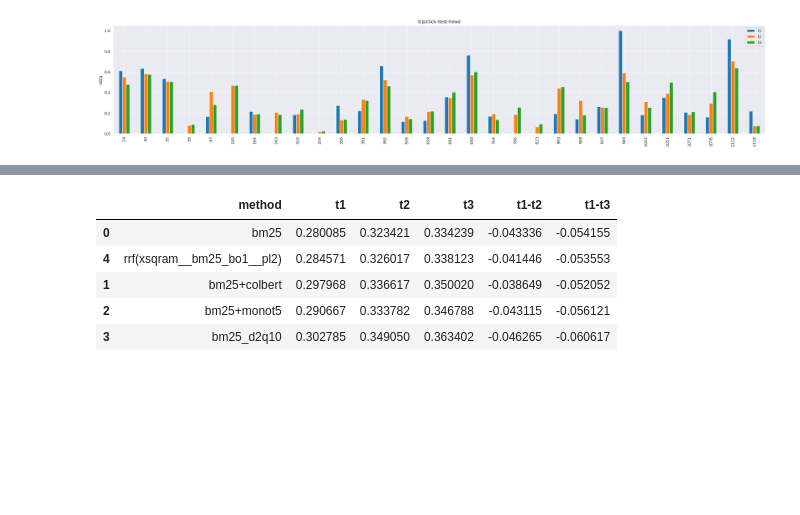
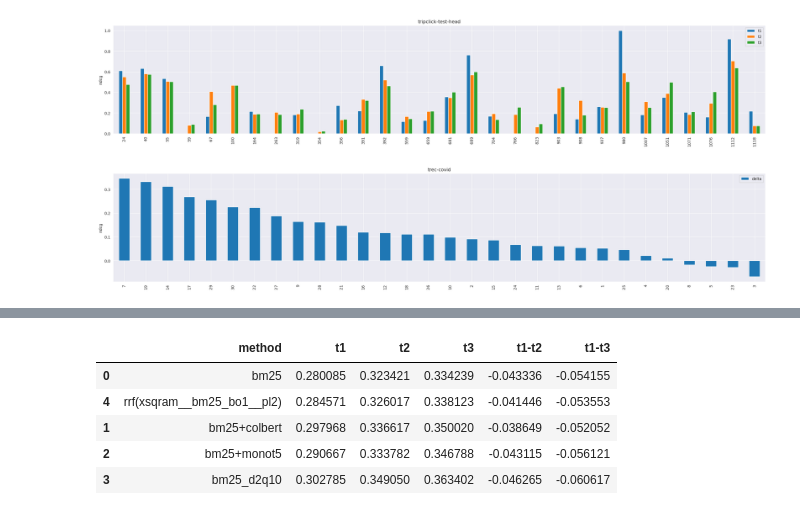
Before and after one commit to irgroup/Temporal-Change, a Jupyter notebook: evaluation/ARP.ipynb, the cells around one changed output, grey strips where cells are left out. Saved outputs shown, nothing was run; the diff lists cells and outputs as text; code cells hidden in the pictures; blank space fills up the shorter version.

```diff
--- a/evaluation/ARP.ipynb
+++ b/evaluation/ARP.ipynb
@@ -171,3 +173,29 @@ plot_per_topic("trec-covid", "bm25", "ndcg", subcollections = ["round1", "round2
 plot_per_topic("tripclick-test-head", "bm25", "ndcg", subcollections=["t1", "t2", "t3"], cut_off=30)
 # %% [output]
 [figure]
+# %%
+def plot_per_topic_delta(dataset, method, measure, subcollections, cut_off=1000):
+    colors = ['#1f78b4', '#ff7f00', '#33a02c', '#e31a1b', "#6a3c9a", "#dbdbdb"]
+    assert len(subcollections) == 2, "Only two subcollections allowed"
+    data = defaultdict(lambda: dict(zip(subcollections, [0 for _ in range(len(subcollections))])))
+
+    # fig, ax = plt.subplots(figsize=(30,5))
+
+    for subcollection in subcollections:
+        per_topic = runs[(runs["dataset"]==dataset) & (runs["subcollection"]==subcollection) & (runs["method"]==method)].iloc[0]["arp_per_topic"]
+
+        for topic in per_topic.keys():
+            data[topic][subcollection] = per_topic[topic][measure]
+
+    data = pd.DataFrame(data).T.head(cut_off)
+
+    data["delta"] = data[subcollections[0]] - data[subcollections[1]]
+    ax = data["delta"].sort_values(ascending=False).plot(kind="bar", figsize=(30,5))
+
+    ax.legend()
+    ax.set_ylabel(measure)
+    ax.set_title(dataset)
+# %%
+plot_per_topic_delta("trec-covid", "bm25", "ndcg", subcollections = ["round1", "round2"], cut_off=30)
+# %% [output]
+[figure, added]
```
Also changed, not shown: parts of 4 cells of this notebook.
